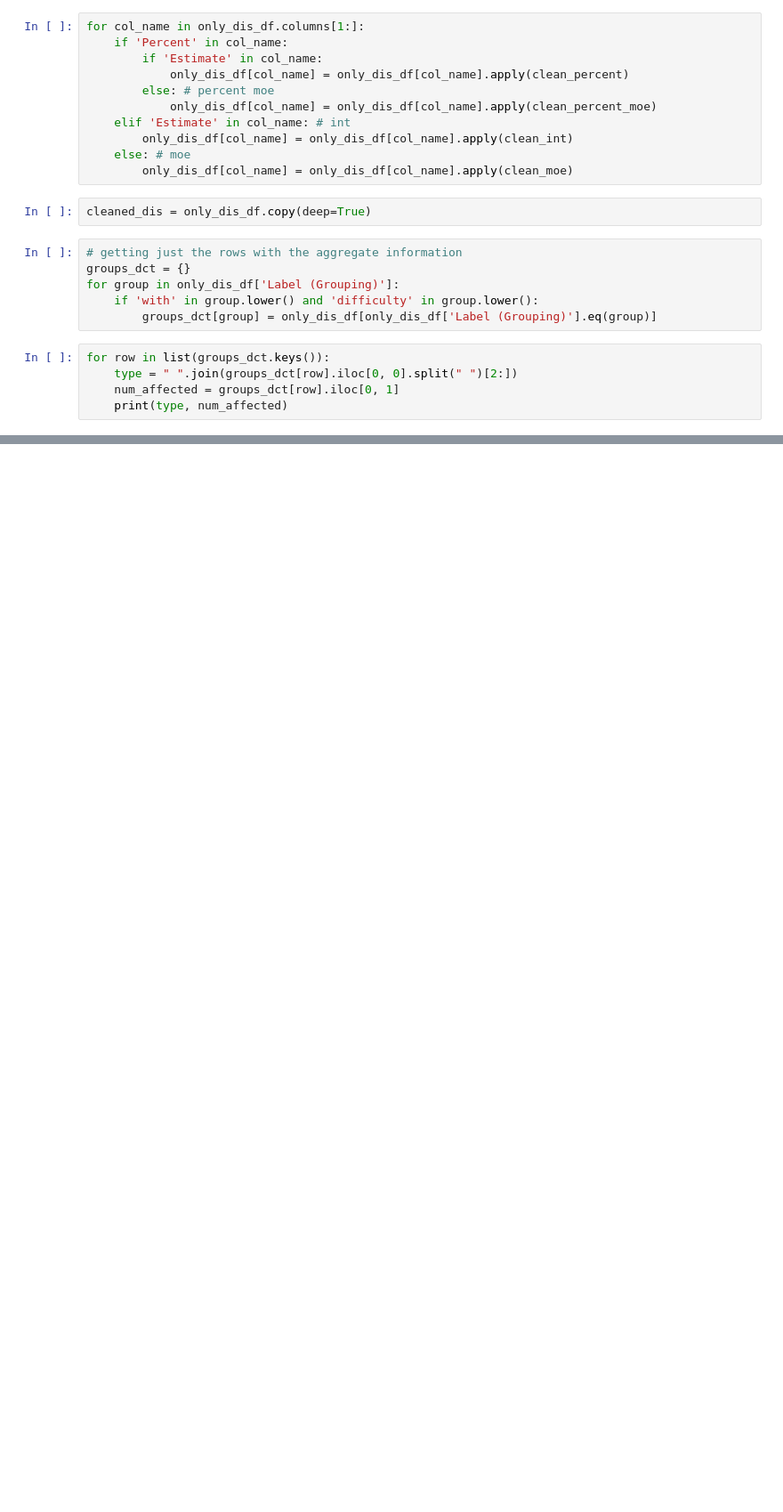
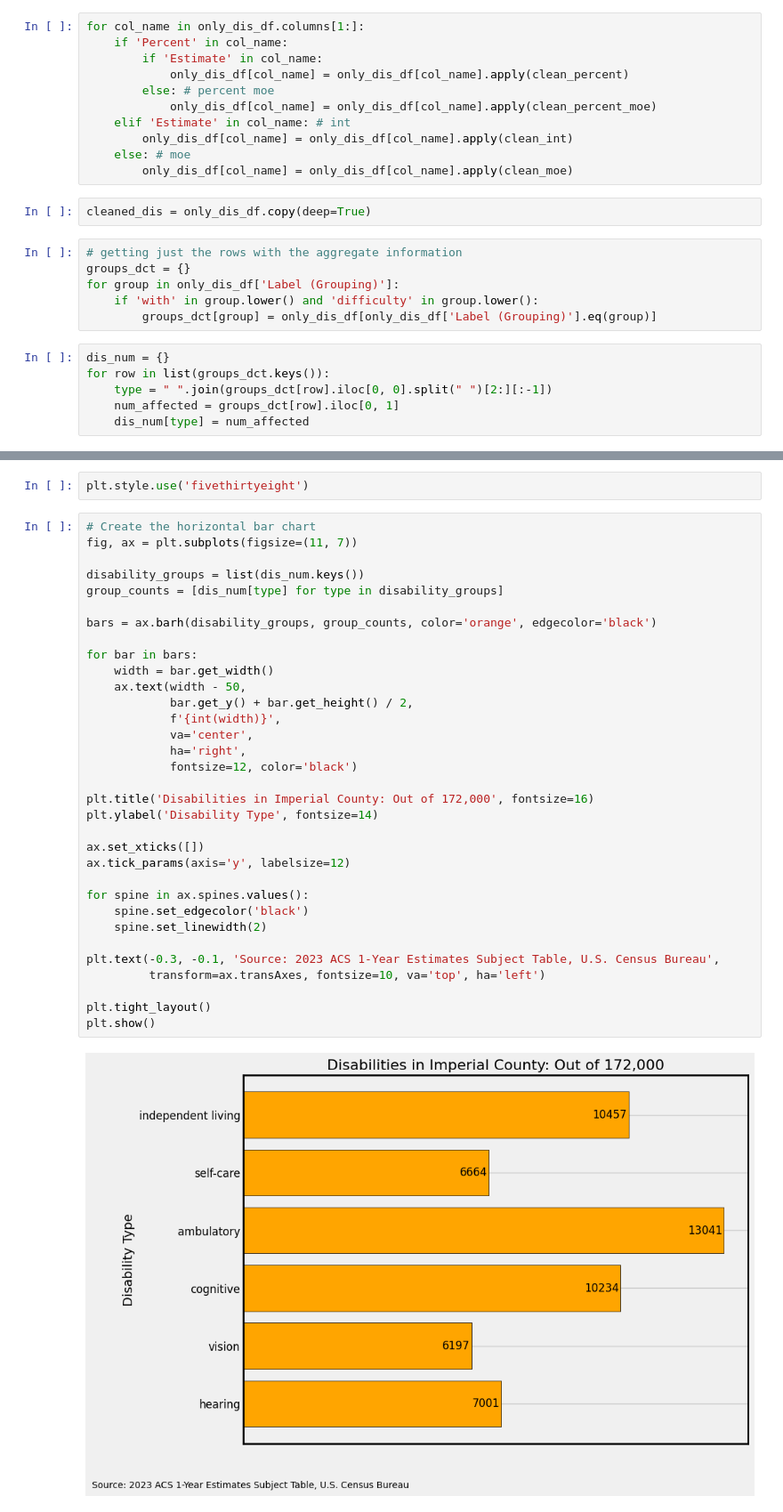
Before and after one commit to BigDataForSanDiego/Team-135, a Jupyter notebook: research/disabilities_research.ipynb, the cells around one changed output, grey strips where cells are left out. Shown at 89% size. Drawn from its saved outputs; the diff is of its cells as text; blank space fills up the shorter version.

```diff
--- a/research/disabilities_research.ipynb
+++ b/research/disabilities_research.ipynb
@@ -53,7 +53,8 @@ for group in only_dis_df['Label (Grouping)']:
     if 'with' in group.lower() and 'difficulty' in group.lower():
         groups_dct[group] = only_dis_df[only_dis_df['Label (Grouping)'].eq(group)]
 # %%
+dis_num = {}
 for row in list(groups_dct.keys()):
-    type = " ".join(groups_dct[row].iloc[0, 0].split(" ")[2:])
+    type = " ".join(groups_dct[row].iloc[0, 0].split(" ")[2:][:-1])
     num_affected = groups_dct[row].iloc[0, 1]
-    print(type, num_affected)
+    dis_num[type] = num_affected
@@ -71,0 +61,37 @@ groups_dct[row]
+# %%
+plt.style.use('fivethirtyeight')
+# %%
+# Create the horizontal bar chart
+fig, ax = plt.subplots(figsize=(11, 7))
+
+disability_groups = list(dis_num.keys())
+group_counts = [dis_num[type] for type in disability_groups]
+
+bars = ax.barh(disability_groups, group_counts, color='orange', edgecolor='black')
+
+for bar in bars:
+    width = bar.get_width()
+    ax.text(width - 50,
+            bar.get_y() + bar.get_height() / 2,
+            f'{int(width)}',
+            va='center',
+            ha='right',
+            fontsize=12, color='black')
+
+plt.title('Disabilities in Imperial County: Out of 172,000', fontsize=16)
+plt.ylabel('Disability Type', fontsize=14)
+
+ax.set_xticks([])
+ax.tick_params(axis='y', labelsize=12)
+
+for spine in ax.spines.values():
+    spine.set_edgecolor('black')
+    spine.set_linewidth(2)
+
+plt.text(-0.3, -0.1, 'Source: 2023 ACS 1-Year Estimates Subject Table, U.S. Census Bureau',
+         transform=ax.transAxes, fontsize=10, va='top', ha='left')
+
+plt.tight_layout()
+plt.show()
+# %% [output]
+[figure, added]
```
Also changed, not shown: parts of 2 cells of this notebook.
